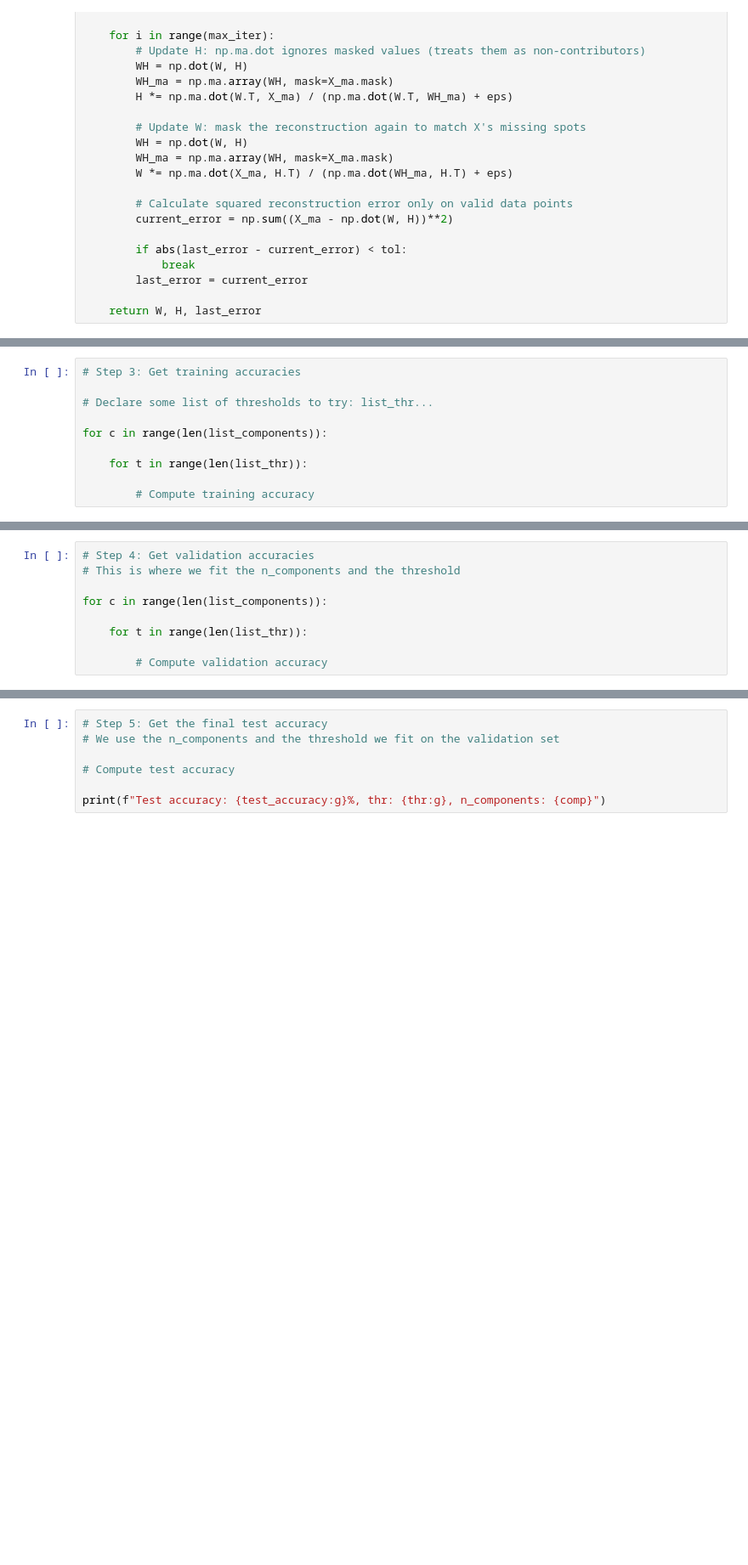
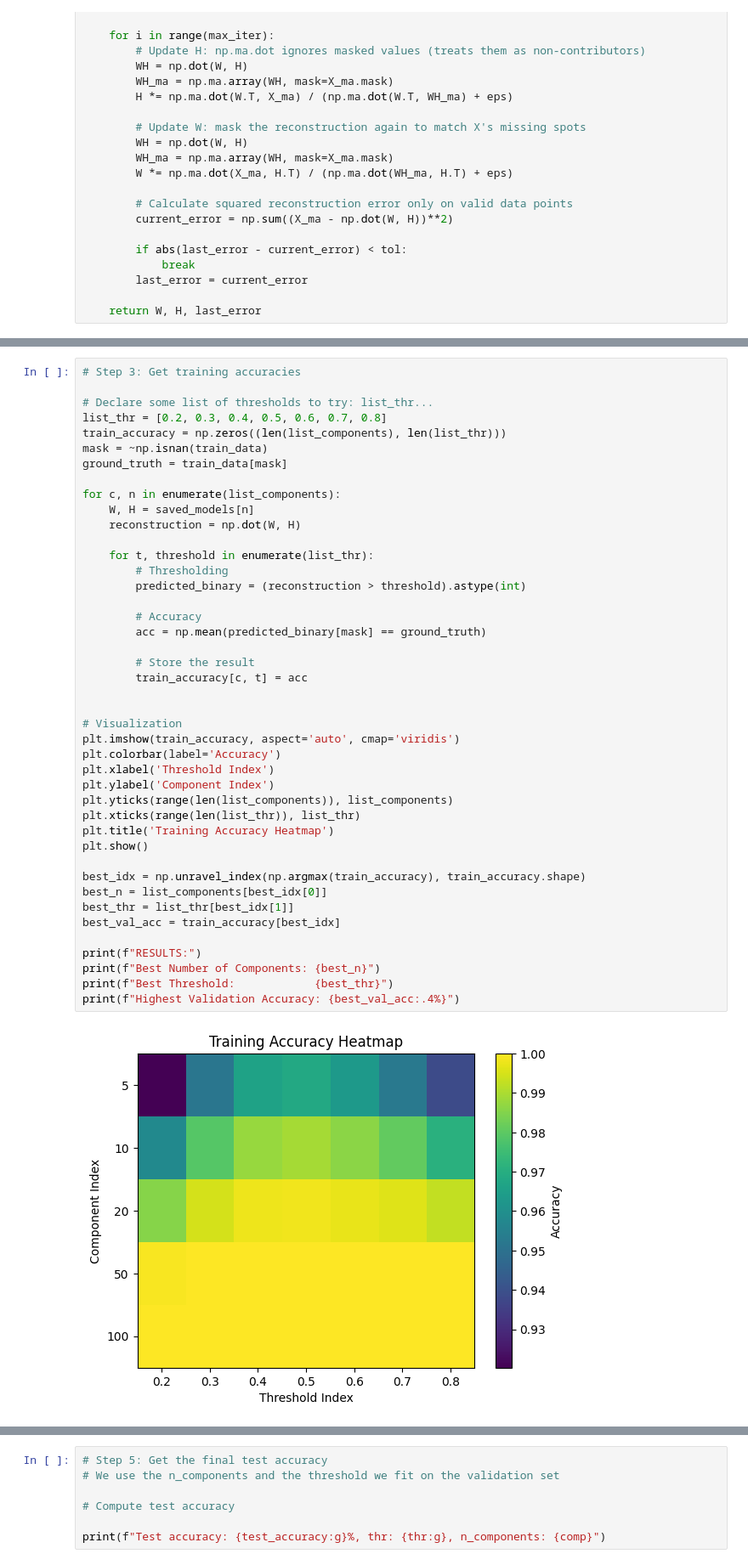
Before and after one commit to zain1290/Recommendation-System, a Jupyter notebook: dm_2026_lab_assignment_2_pipeline.ipynb, the cells around one changed output, grey strips where cells are left out. Shown at 85% size. Cells and saved outputs as stored; diff of their text form; blank space fills up the shorter version.

```diff
--- a/dm_2026_lab_assignment_2_pipeline.ipynb
+++ b/dm_2026_lab_assignment_2_pipeline.ipynb
@@ -453,10 +456,0 @@ NMF with 100 components
-# %%
-# Step 3: Get training accuracies
-
-# Declare some list of thresholds to try: list_thr...
-
-for c in range(len(list_components)):
-
-    for t in range(len(list_thr)):
-
-        # Compute training accuracy
@@ -465,9 +457,45 @@ SyntaxError: incomplete input (992427809.py, line 9)
-# %%
-# Step 4: Get validation accuracies
-# This is where we fit the n_components and the threshold
-
-for c in range(len(list_components)):
-
-    for t in range(len(list_thr)):
-
-        # Compute validation accuracy
+# %%
+# Step 3: Get training accuracies
+
+# Declare some list of thresholds to try: list_thr...
+list_thr = [0.2, 0.3, 0.4, 0.5, 0.6, 0.7, 0.8]
+train_accuracy = np.zeros((len(list_components), len(list_thr)))
+mask = ~np.isnan(train_data)
+ground_truth = train_data[mask]
+
+for c, n in enumerate(list_components):
+    W, H = saved_models[n]
+    reconstruction = np.dot(W, H)
+
+    for t, threshold in enumerate(list_thr):
+        # Thresholding
+        predicted_binary = (reconstruction > threshold).astype(int)
+
+        # Accuracy
+        acc = np.mean(predicted_binary[mask] == ground_truth)
+
+        # Store the result
+        train_accuracy[c, t] = acc
+
+
+# Visualization
+plt.imshow(train_accuracy, aspect='auto', cmap='viridis')
+plt.colorbar(label='Accuracy')
+plt.xlabel('Threshold Index')
+plt.ylabel('Component Index')
+plt.yticks(range(len(list_components)), list_components)
+plt.xticks(range(len(list_thr)), list_thr)
+plt.title('Training Accuracy Heatmap')
+plt.show()
+
+best_idx = np.unravel_index(np.argmax(train_accuracy), train_accuracy.shape)
+best_n = list_components[best_idx[0]]
+best_thr = list_thr[best_idx[1]]
+best_val_acc = train_accuracy[best_idx]
+
+print(f"RESULTS:")
+print(f"Best Number of Components: {best_n}")
+print(f"Best Threshold:            {best_thr}")
+print(f"Highest Validation Accuracy: {best_val_acc:.4%}")
+# %% [output]
+[figure, added]
```
Also changed, not shown: parts of 8 cells of this notebook.
